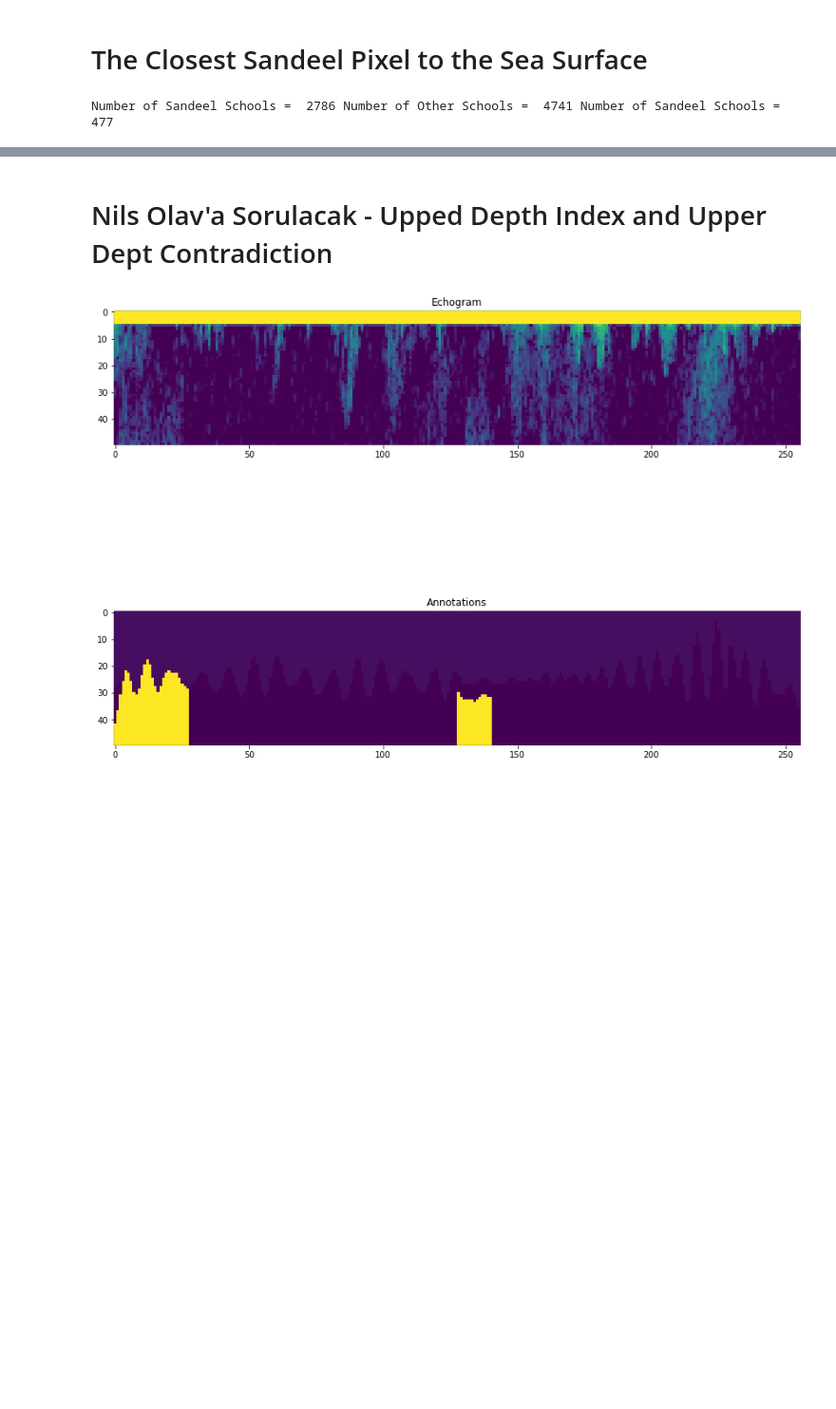
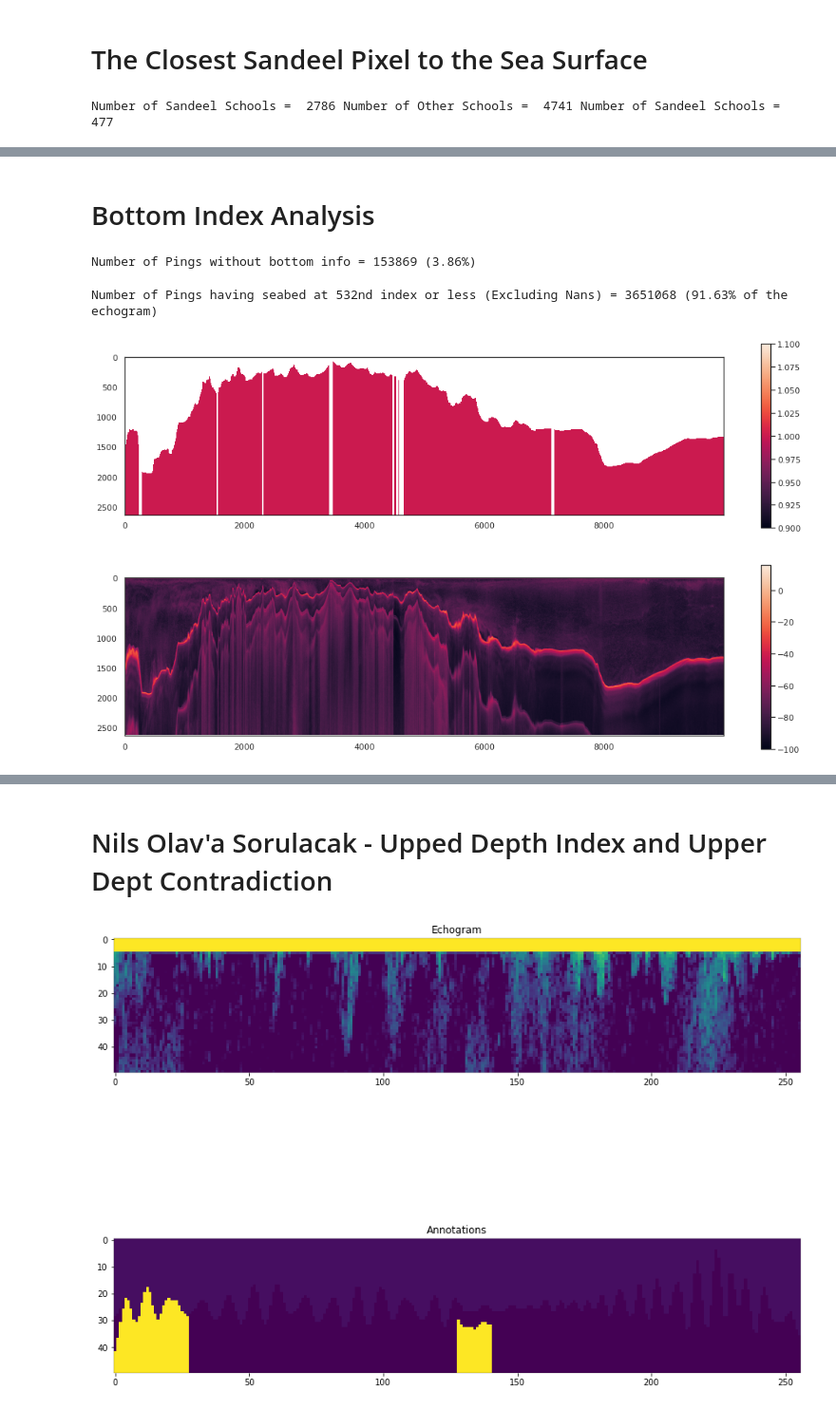
Before and after one commit to ahmetpala/UNET-Sampling, a Jupyter notebook: crimac_unet/save_Sv_patch_data_docker.ipynb, the cells around one changed output, grey strips where cells are left out. Shown at 95% size. Saved outputs shown, nothing was run; the diff lists cells and outputs as text; code cells hidden in the pictures; blank space fills up the shorter version.

```diff
--- a/crimac_unet/save_Sv_patch_data_docker.ipynb
+++ b/crimac_unet/save_Sv_patch_data_docker.ipynb
@@ -207,3 +340,32 @@ df[df['category']==27].sort_values(by = 'upperdept').head(10) # Sorting Fish Sch
 | 4553 | 4554__School-5002 | 4554 | School-5002 | 27.0 | 1 | 2019-05-06 05:58:06.657000 | 2019-05-06 05:58:20.720000 | 2389971 | 2390011 | ... |
 | 4858 | 4859__School-5325 | 4859 | School-5325 | 27.0 | 1 | 2019-05-07 08:42:16.407000 | 2019-05-07 08:42:25.985000 | 2659779 | 2659806 | ... |
 | 88 | 89__School-84 | 89 | School-84 | 27.0 | 1 | 2019-04-24 12:13:42.579000 | 2019-04-24 12:13:47.391000 | 62839 | 62845 | ... |
+# %% [markdown]
+# Bottom Index Analysis
+# %%
+# Number of Pings without seabed
+bottom_indices = (2634 - zarr_bottom.bottom_range.sum(dim='range'))
+n_nobottom = len(bottom_indices.where(bottom_indices==2634, drop=True))
+print('Number of Pings without bottom info = '+str(n_nobottom)+
+      ' ('+str("{:.2f}".format(100*n_nobottom/len(zarr_bottom.ping_time)))+'%)')
+# %% [output]
+Number of Pings without bottom info = 153869 (3.86%)
+# %%
+# By removing first 20 rows, the number of pings having the seabed on 532nd index or less
+n_covered = len(bottom_indices.where(((bottom_indices<=532) & (bottom_indices!=0)), drop=True))
+print('Number of Pings having seabed at 532nd index or less (Excluding Nans) = '+str(n_covered)+
+      ' ('+str("{:.2f}".format(100*n_covered/len(zarr_bottom.ping_time)))+'% of the echogram)')
+# %% [output]
+Number of Pings having seabed at 532nd index or less (Excluding Nans) = 3651068 (91.63% of the echogram)
+# %%
+# Example Bottom Illustration with Problematic Fields
+plt.figure(figsize=(18,10))
+plt.subplot(2,1,1)
+plt.imshow(zarr_bottom.bottom_range[5000:15000,:].T.values)
+plt.colorbar()
+plt.subplot(2,1,2)
+plt.imshow(db(zarr_grid.sv[0,5000:15000,:].T.values))
+plt.colorbar()
+plt.show()
+# %% [output]
+[figure, added]
```
Also changed, not shown: parts of 52 cells of this notebook.
